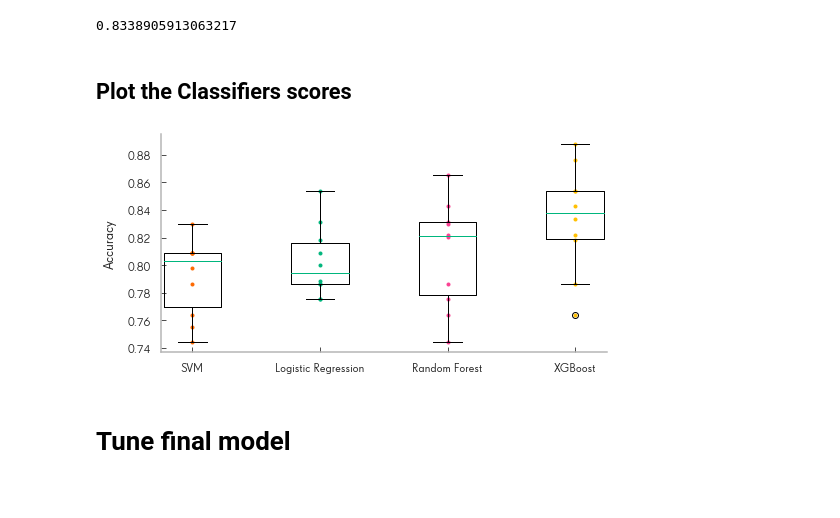
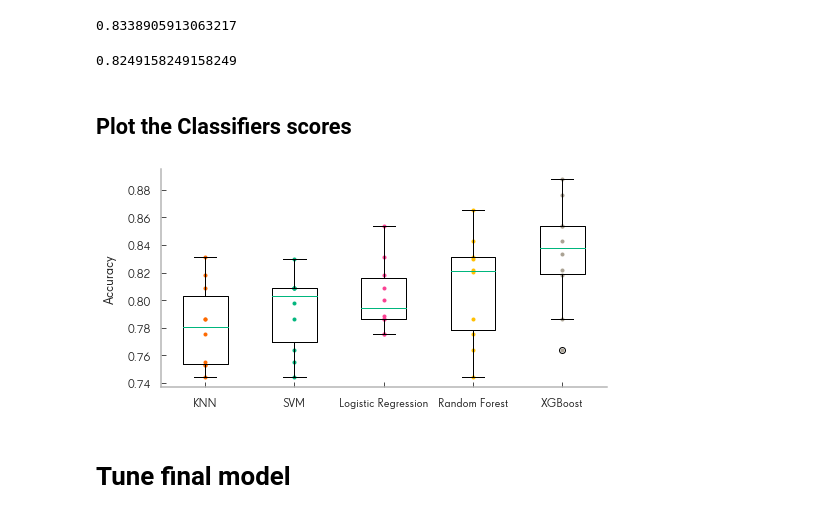
Before and after one commit to caheredia/titanic_predict, a Jupyter notebook: 0.2-streamline_analysis.ipynb, the cells around one changed output. Saved outputs shown, nothing was run; the diff lists cells and outputs as text; code cells hidden in the pictures.

```diff
--- a/0.2-streamline_analysis.ipynb
+++ b/0.2-streamline_analysis.ipynb
@@ -123,22 +121,33 @@ xgb_scores = cross_val_score(xgb_clf, X_train, y_train, cv=10)
 xgb_scores.mean()
 # %% [output]
 0.8338905913063217
+# %%
+# Scale data
+from sklearn.preprocessing import StandardScaler
+scaler = StandardScaler()
+X_train_scaled = scaler.fit_transform(X_train.astype(np.float64))
+xgb_scores = cross_val_score(xgb_clf, X_train_scaled, y_train, cv=3, scoring="accuracy")
+xgb_scores.mean()
+# %% [output]
+0.8249158249158249
 # %% [markdown]
 ## Plot the Classifiers scores
 # %%
 plt.figure(figsize=(8, 4))
-plt.plot([1]*10, svm_scores, ".")
-plt.plot([2]*10, log_scores, ".")
-plt.plot([3]*10, forest_scores, ".")
-plt.plot([4]*10, xgb_scores, ".")
-plt.plot([5]*10, xgb_scores, ".")
-plt.boxplot([svm_scores,  log_scores ,forest_scores, xgb_scores], labels=("SVM", 'Logistic Regression',"Random Forest", 'XGBoost'))
+models = [ knn_scores, svm_scores,  log_scores ,forest_scores, xgb_scores]
+
+# create scatter points
+for i, model in enumerate( models, start=1):
+    plt.plot([i]*10, model, ".")
+
+
+plt.boxplot(models, labels=('KNN' , 'SVM', 'Logistic Regression',"Random Forest", 'XGBoost'))
 plt.ylabel("Accuracy", fontsize=14)
-plt.xlim(.75,4.25)
+#plt.xlim(-.5,5.5)
 #plt.ylim(.5,1)
 plt.show()
 # %% [output]
-[figure, old version]
+[figure, new version]
 # %% [markdown]
 # Tune final model
 # %%
```
Also changed, not shown: parts of 32 cells of this notebook.
